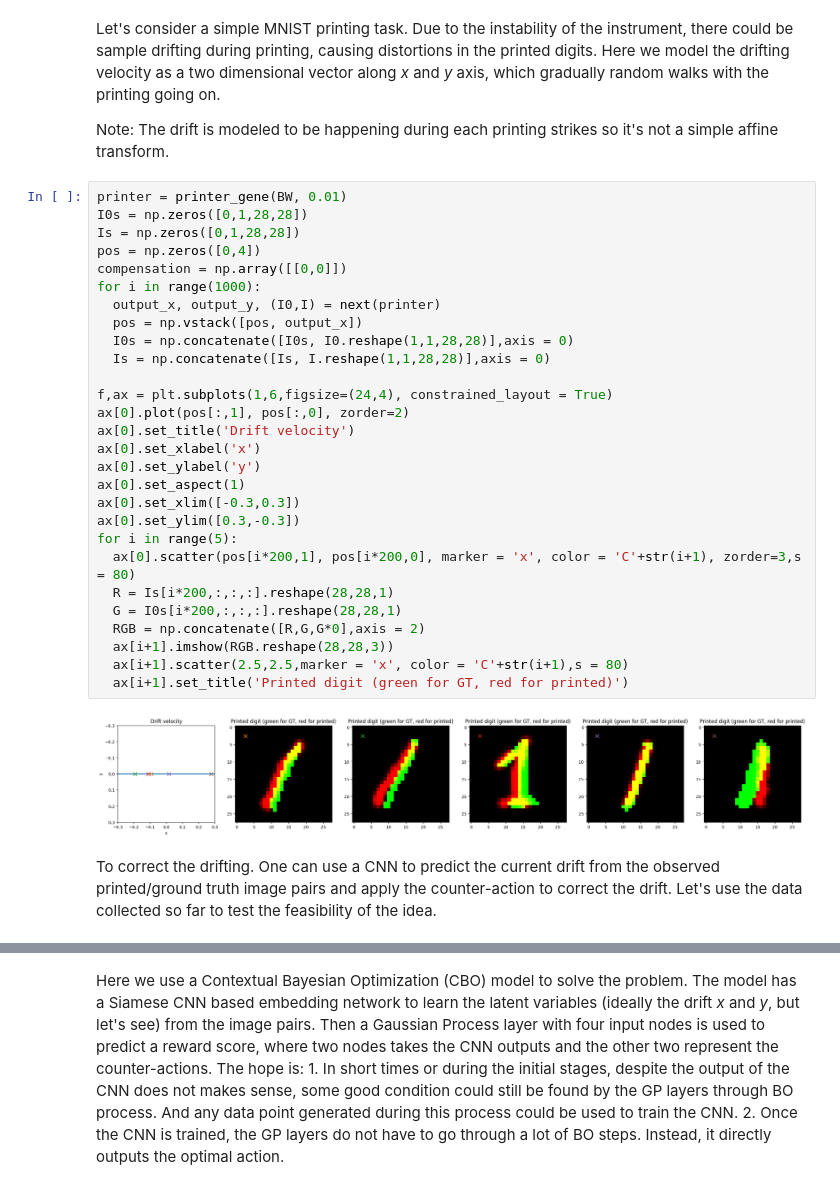
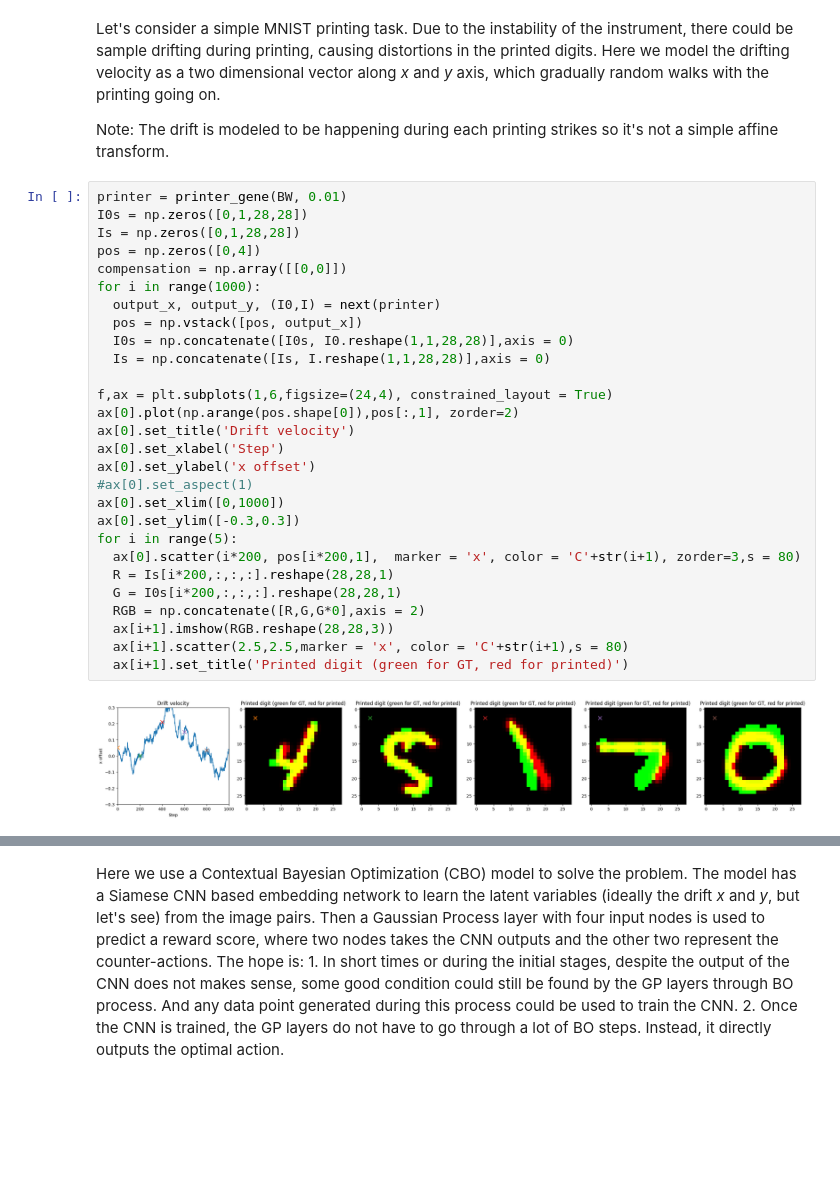
Before and after one commit to lanceyao-research/SiameseCBO, a Jupyter notebook: SiameseCBO_1D_debug.ipynb, the cells around one changed output, grey strips where cells are left out. Saved outputs shown, nothing was run; the diff lists cells and outputs as text; blank space fills up the shorter version.

```diff
--- a/SiameseCBO_1D_debug.ipynb
+++ b/SiameseCBO_1D_debug.ipynb
@@ -518,32 +518,30 @@ Note: The drift is modeled to be happening during each printing strikes so it's
 # %%
 printer = printer_gene(BW, 0.01)
 I0s = np.zeros([0,1,28,28])
 Is = np.zeros([0,1,28,28])
 pos = np.zeros([0,4])
 compensation = np.array([[0,0]])
 for i in range(1000):
   output_x, output_y, (I0,I) = next(printer)
   pos = np.vstack([pos, output_x])
   I0s = np.concatenate([I0s, I0.reshape(1,1,28,28)],axis = 0)
   Is = np.concatenate([Is, I.reshape(1,1,28,28)],axis = 0)
 
 f,ax = plt.subplots(1,6,figsize=(24,4), constrained_layout = True)
-ax[0].plot(pos[:,1], pos[:,0], zorder=2)
+ax[0].plot(np.arange(pos.shape[0]),pos[:,1], zorder=2)
 ax[0].set_title('Drift velocity')
-ax[0].set_xlabel('x')
-ax[0].set_ylabel('y')
-ax[0].set_aspect(1)
-ax[0].set_xlim([-0.3,0.3])
-ax[0].set_ylim([0.3,-0.3])
+ax[0].set_xlabel('Step')
+ax[0].set_ylabel('x offset')
+#ax[0].set_aspect(1)
+ax[0].set_xlim([0,1000])
+ax[0].set_ylim([-0.3,0.3])
 for i in range(5):
-  ax[0].scatter(pos[i*200,1], pos[i*200,0], marker = 'x', color = 'C'+str(i+1), zorder=3,s = 80)
+  ax[0].scatter(i*200, pos[i*200,1],  marker = 'x', color = 'C'+str(i+1), zorder=3,s = 80)
   R = Is[i*200,:,:,:].reshape(28,28,1)
   G = I0s[i*200,:,:,:].reshape(28,28,1)
   RGB = np.concatenate([R,G,G*0],axis = 2)
   ax[i+1].imshow(RGB.reshape(28,28,3))
   ax[i+1].scatter(2.5,2.5,marker = 'x', color = 'C'+str(i+1),s = 80)
   ax[i+1].set_title('Printed digit (green for GT, red for printed)')
 # %% [output]
-[figure, old version]
+[figure, new version]
-# %% [markdown]
-To correct the drifting. One can use a CNN to predict the current drift from the observed printed/ground truth image pairs and apply the counter-action to correct the drift. Let's use the data collected so far to test the feasibility of the idea.
```
Also changed, not shown: parts of 21 cells of this notebook.
